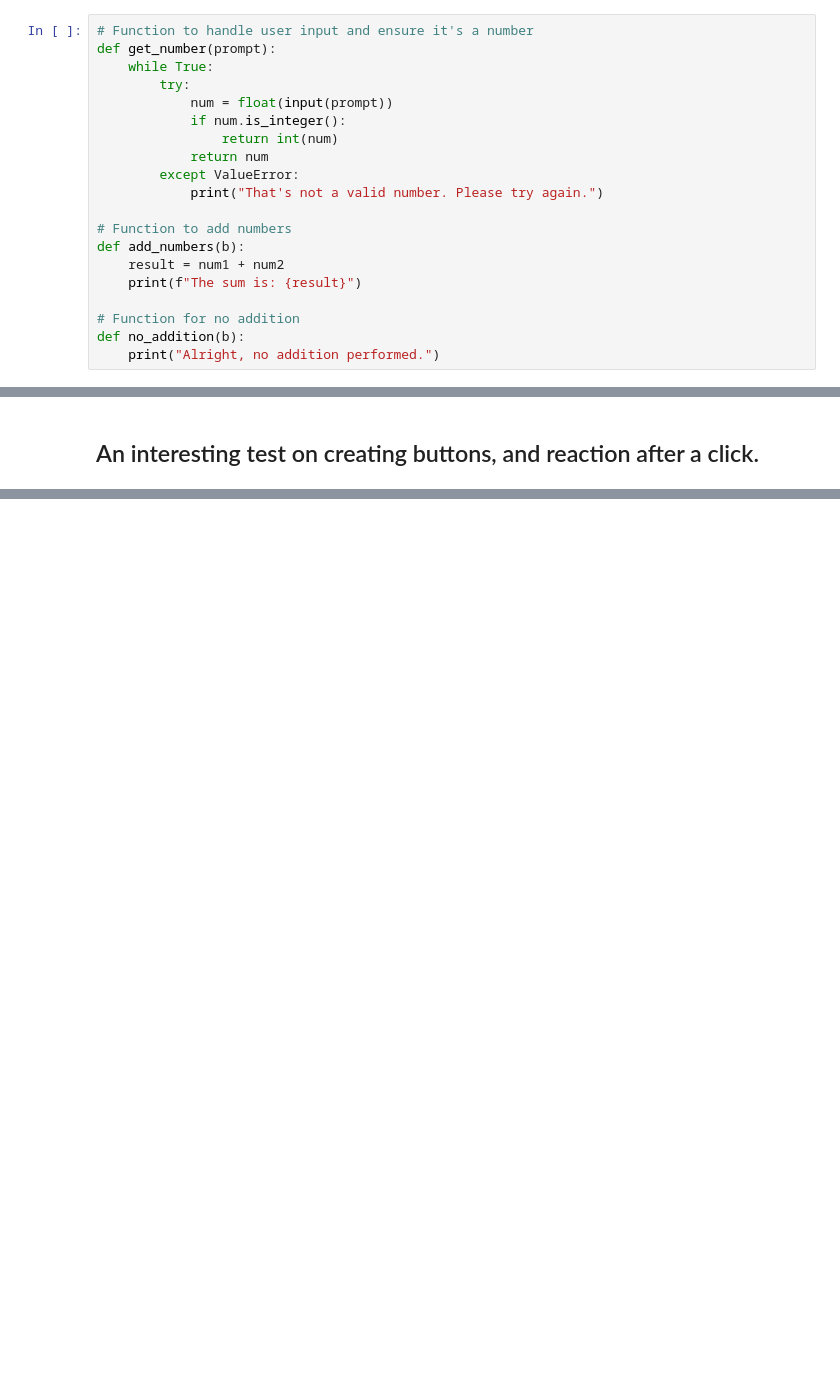
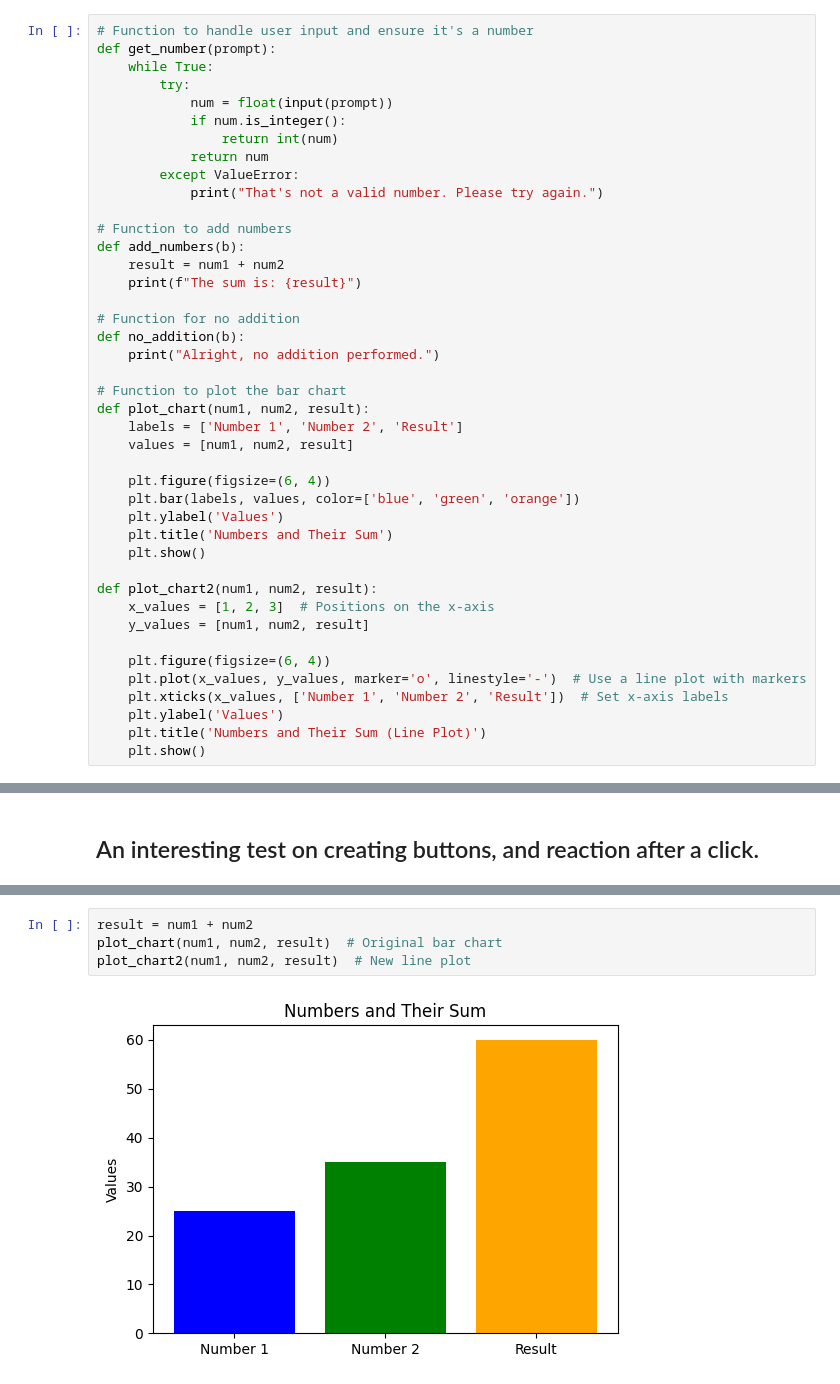
Before and after one commit to Tom-Yuen/TomY_Little_Projects, a Jupyter notebook: Test1_addition.ipynb, the cells around one changed output, grey strips where cells are left out. Drawn from its saved outputs; the diff is of its cells as text; blank space fills up the shorter version.

```diff
--- a/Test1_addition.ipynb
+++ b/Test1_addition.ipynb
@@ -32,6 +36,28 @@ def add_numbers(b):
 # Function for no addition
 def no_addition(b):
     print("Alright, no addition performed.")
+
+# Function to plot the bar chart
+def plot_chart(num1, num2, result):
+    labels = ['Number 1', 'Number 2', 'Result']
+    values = [num1, num2, result]
+
+    plt.figure(figsize=(6, 4))
+    plt.bar(labels, values, color=['blue', 'green', 'orange'])
+    plt.ylabel('Values')
+    plt.title('Numbers and Their Sum')
+    plt.show()
+
+def plot_chart2(num1, num2, result):
+    x_values = [1, 2, 3]  # Positions on the x-axis
+    y_values = [num1, num2, result]
+
+    plt.figure(figsize=(6, 4))
+    plt.plot(x_values, y_values, marker='o', linestyle='-')  # Use a line plot with markers
+    plt.xticks(x_values, ['Number 1', 'Number 2', 'Result'])  # Set x-axis labels
+    plt.ylabel('Values')
+    plt.title('Numbers and Their Sum (Line Plot)')
+    plt.show()
 # %% [markdown]
 ## Testing how to output "Today", and then using "get_number" to ask for input.
 # %%
@@ -78,0 +105,6 @@ The sum is: 35
+# %%
+result = num1 + num2
+plot_chart(num1, num2, result)  # Original bar chart
+plot_chart2(num1, num2, result)  # New line plot
+# %% [output]
+[figure, added]
```
Also changed, not shown: parts of 6 cells of this notebook.
